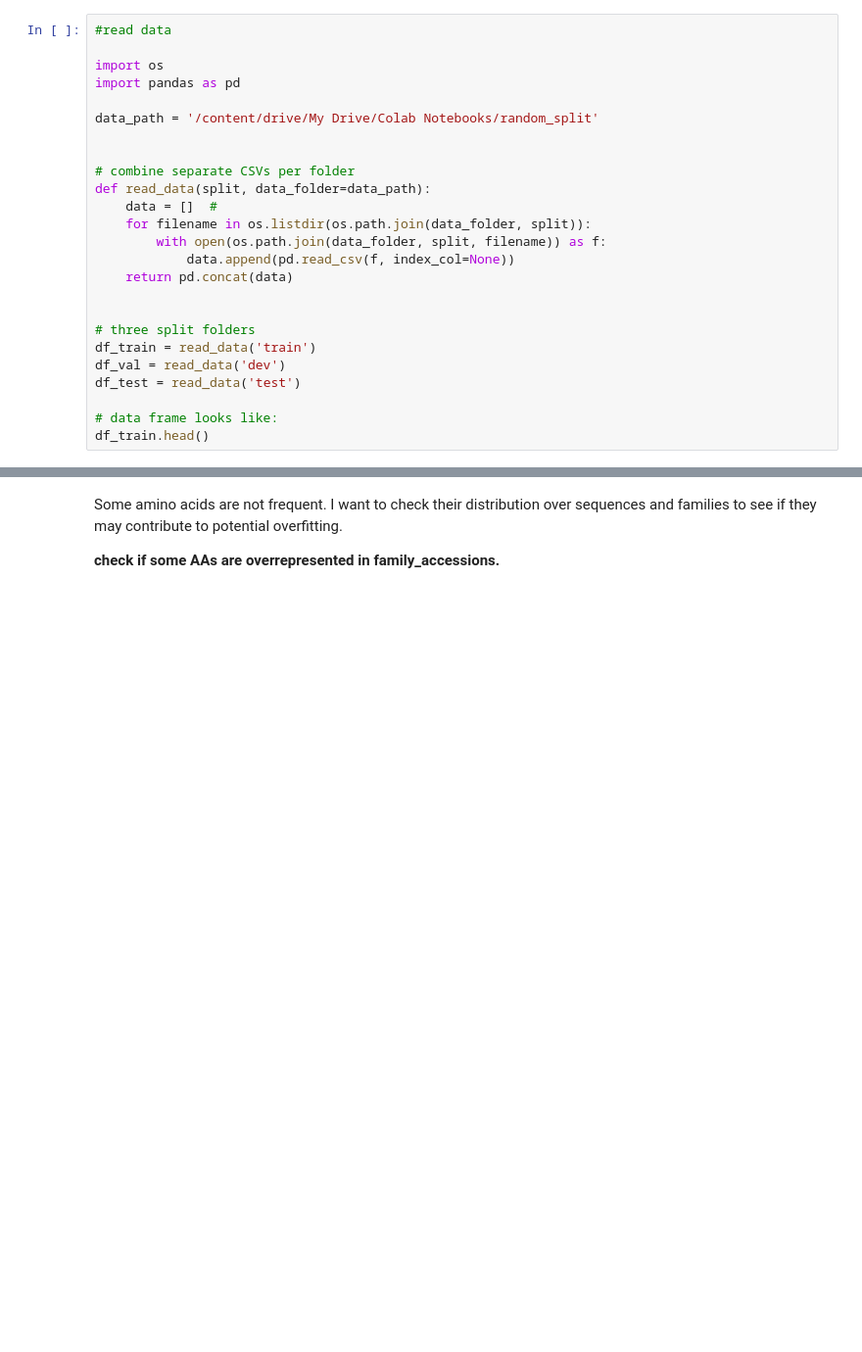
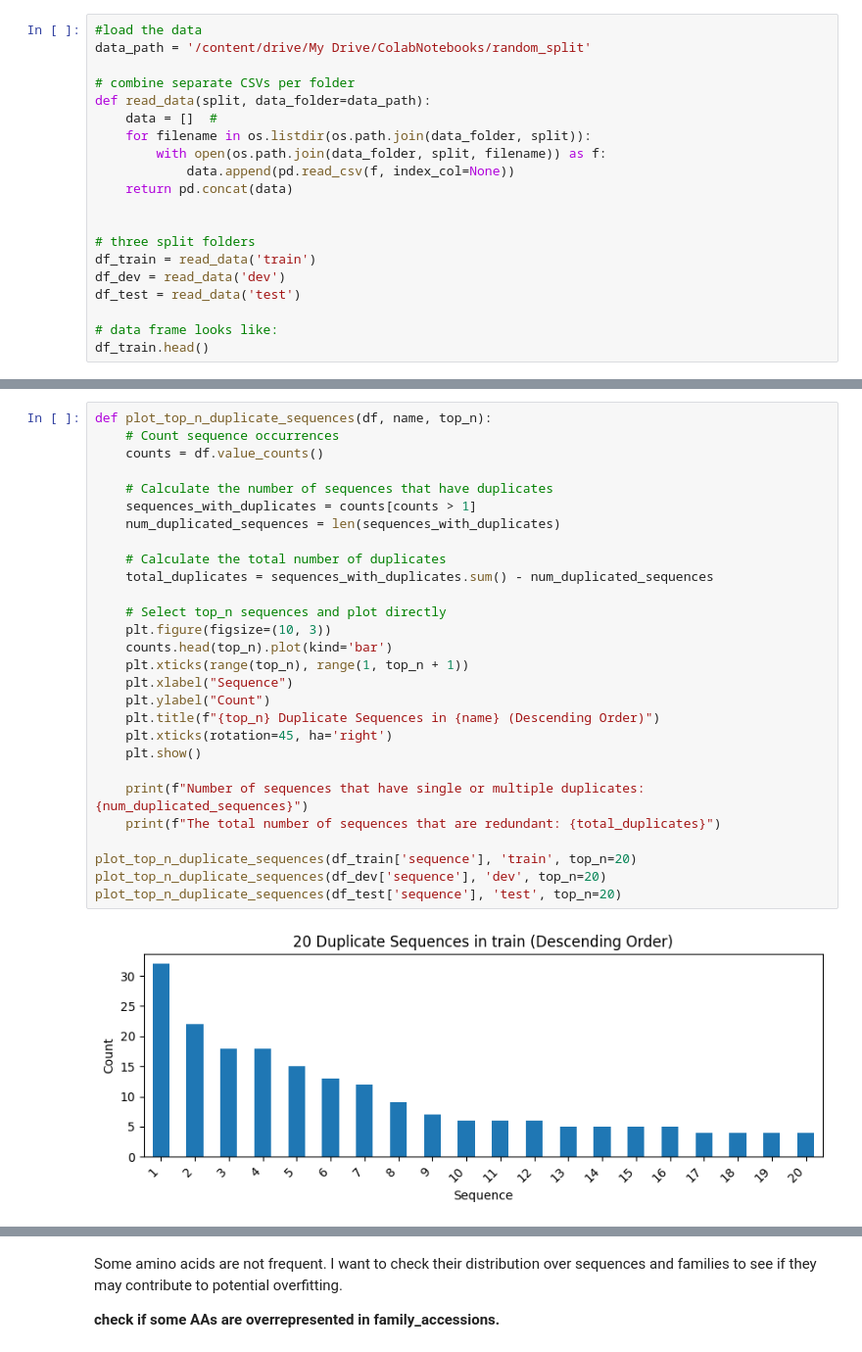
Before and after one commit to Chrisvanhoorn/BioAI, a Jupyter notebook: Notes.ipynb, the cells around one changed output, grey strips where cells are left out. Shown at 98% size. Saved outputs shown, nothing was run; the diff lists cells and outputs as text; blank space fills up the shorter version.

```diff
--- a/Notes.ipynb
+++ b/Notes.ipynb
@@ -21,11 +39,6 @@ First check if the dataset is balanced and has proper representation in each cla
 # %%
-#read data
-
-import os
-import pandas as pd
-
-data_path = '/content/drive/My Drive/Colab Notebooks/random_split'
-
+#load the data
+data_path = '/content/drive/My Drive/ColabNotebooks/random_split'
 
 # combine separate CSVs per folder
 def read_data(split, data_folder=data_path):
@@ -38,7 +51,7 @@ def read_data(split, data_folder=data_path):
 
 # three split folders
 df_train = read_data('train')
-df_val = read_data('dev')
+df_dev = read_data('dev')
 df_test = read_data('test')
 
 # data frame looks like:
@@ -108,0 +245,30 @@ Rare and ambiguous amino acids may have different weight in the classification.
+# %%
+def plot_top_n_duplicate_sequences(df, name, top_n):
+    # Count sequence occurrences
+    counts = df.value_counts()
+
+    # Calculate the number of sequences that have duplicates
+    sequences_with_duplicates = counts[counts > 1]
+    num_duplicated_sequences = len(sequences_with_duplicates)
+
+    # Calculate the total number of duplicates
+    total_duplicates = sequences_with_duplicates.sum() - num_duplicated_sequences
+
+    # Select top_n sequences and plot directly
+    plt.figure(figsize=(10, 3))
+    counts.head(top_n).plot(kind='bar')
+    plt.xticks(range(top_n), range(1, top_n + 1))
+    plt.xlabel("Sequence")
+    plt.ylabel("Count")
+    plt.title(f"{top_n} Duplicate Sequences in {name} (Descending Order)")
+    plt.xticks(rotation=45, ha='right')
+    plt.show()
+
+    print(f"Number of sequences that have single or multiple duplicates: {num_duplicated_sequences}")
+    print(f"The total number of sequences that are redundant: {total_duplicates}")
+
+plot_top_n_duplicate_sequences(df_train['sequence'], 'train', top_n=20)
+plot_top_n_duplicate_sequences(df_dev['sequence'], 'dev', top_n=20)
+plot_top_n_duplicate_sequences(df_test['sequence'], 'test', top_n=20)
+# %% [output]
+[figure, added]
```
Also changed, not shown: parts of 29 cells of this notebook.
